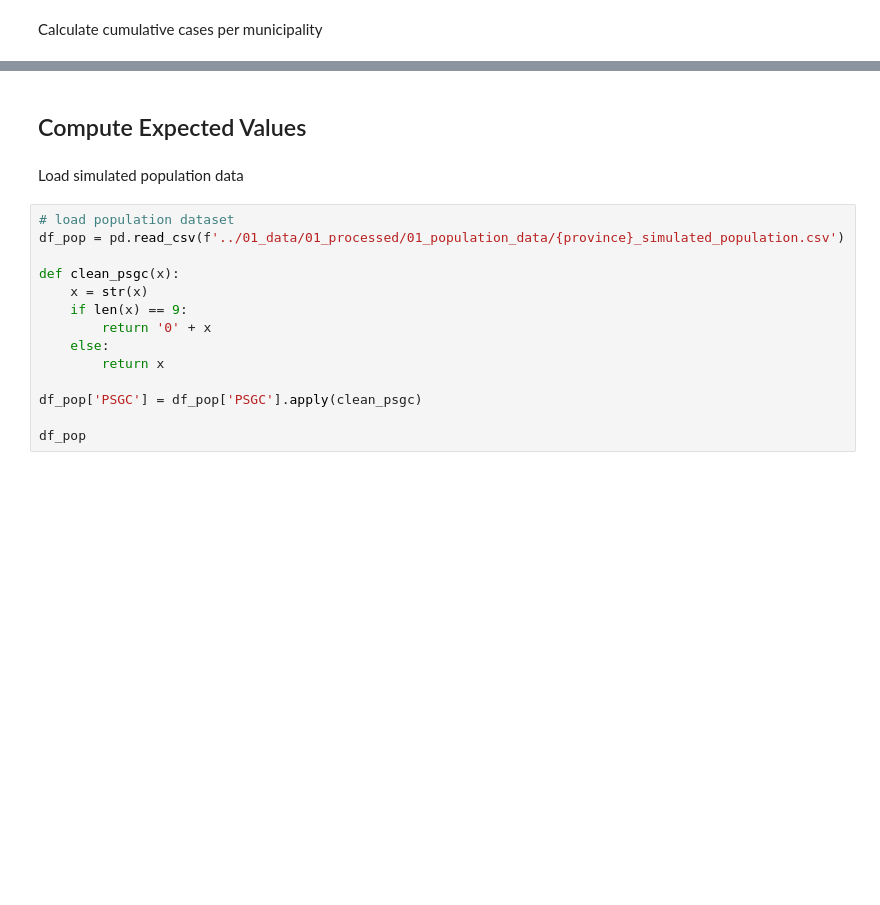
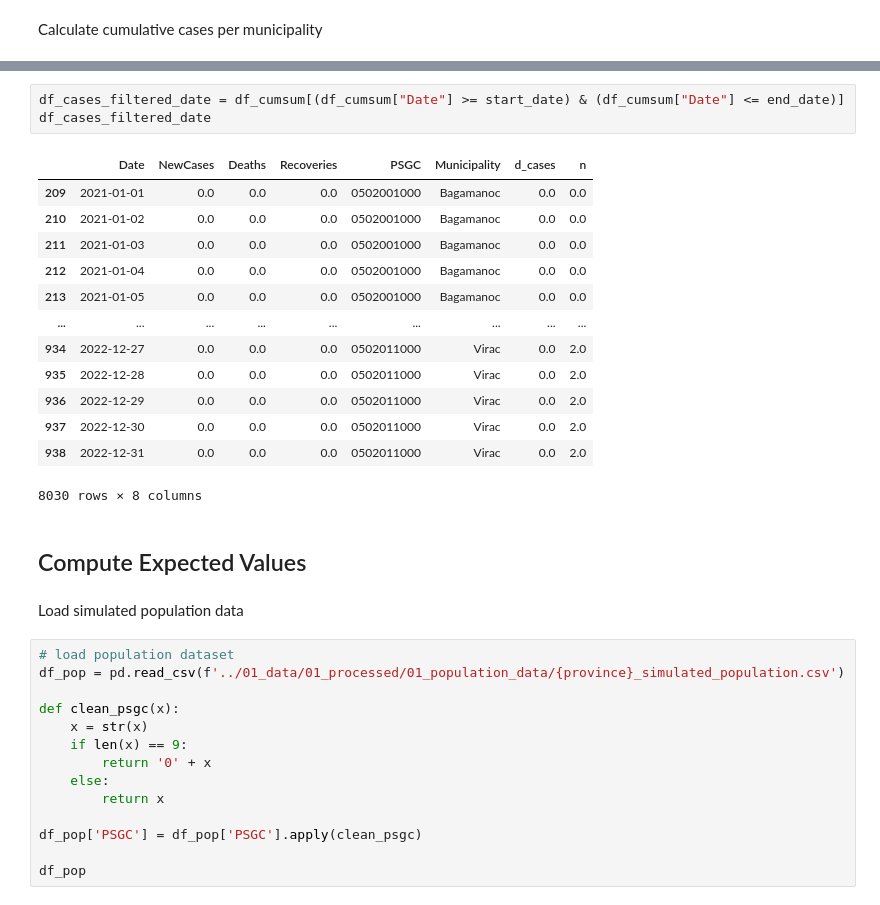
Before and after one commit to dddelacruz/cs198-scl-envi-2425, a Jupyter notebook: 02_data_processing/psgc_case_data.ipynb, the cells around one changed output, grey strips where cells are left out. Saved outputs shown, nothing was run; the diff lists cells and outputs as text; blank space fills up the shorter version.

```diff
--- a/02_data_processing/psgc_case_data.ipynb
+++ b/02_data_processing/psgc_case_data.ipynb
@@ -332,3 +328,20 @@ df_cumsum
+# %%
+df_cases_filtered_date = df_cumsum[(df_cumsum["Date"] >= start_date) & (df_cumsum["Date"] <= end_date)]
+df_cases_filtered_date
+# %% [output]
+|  | Date | NewCases | Deaths | Recoveries | PSGC | Municipality | d_cases | n |
+| 209 | 2021-01-01 | 0.0 | 0.0 | 0.0 | 0502001000 | Bagamanoc | 0.0 | 0.0 |
+| 210 | 2021-01-02 | 0.0 | 0.0 | 0.0 | 0502001000 | Bagamanoc | 0.0 | 0.0 |
+| 211 | 2021-01-03 | 0.0 | 0.0 | 0.0 | 0502001000 | Bagamanoc | 0.0 | 0.0 |
+| 212 | 2021-01-04 | 0.0 | 0.0 | 0.0 | 0502001000 | Bagamanoc | 0.0 | 0.0 |
+| 213 | 2021-01-05 | 0.0 | 0.0 | 0.0 | 0502001000 | Bagamanoc | 0.0 | 0.0 |
+| ... | ... | ... | ... | ... | ... | ... | ... | ... |
+| 934 | 2022-12-27 | 0.0 | 0.0 | 0.0 | 0502011000 | Virac | 0.0 | 2.0 |
+| 935 | 2022-12-28 | 0.0 | 0.0 | 0.0 | 0502011000 | Virac | 0.0 | 2.0 |
+| 936 | 2022-12-29 | 0.0 | 0.0 | 0.0 | 0502011000 | Virac | 0.0 | 2.0 |
+| 937 | 2022-12-30 | 0.0 | 0.0 | 0.0 | 0502011000 | Virac | 0.0 | 2.0 |
+| 938 | 2022-12-31 | 0.0 | 0.0 | 0.0 | 0502011000 | Virac | 0.0 | 2.0 |
+8030 rows × 8 columns
 # %% [markdown]
 ## Compute Expected Values
 # %% [markdown]
```
Also changed, not shown: parts of 17 cells of this notebook, 1 other file.
